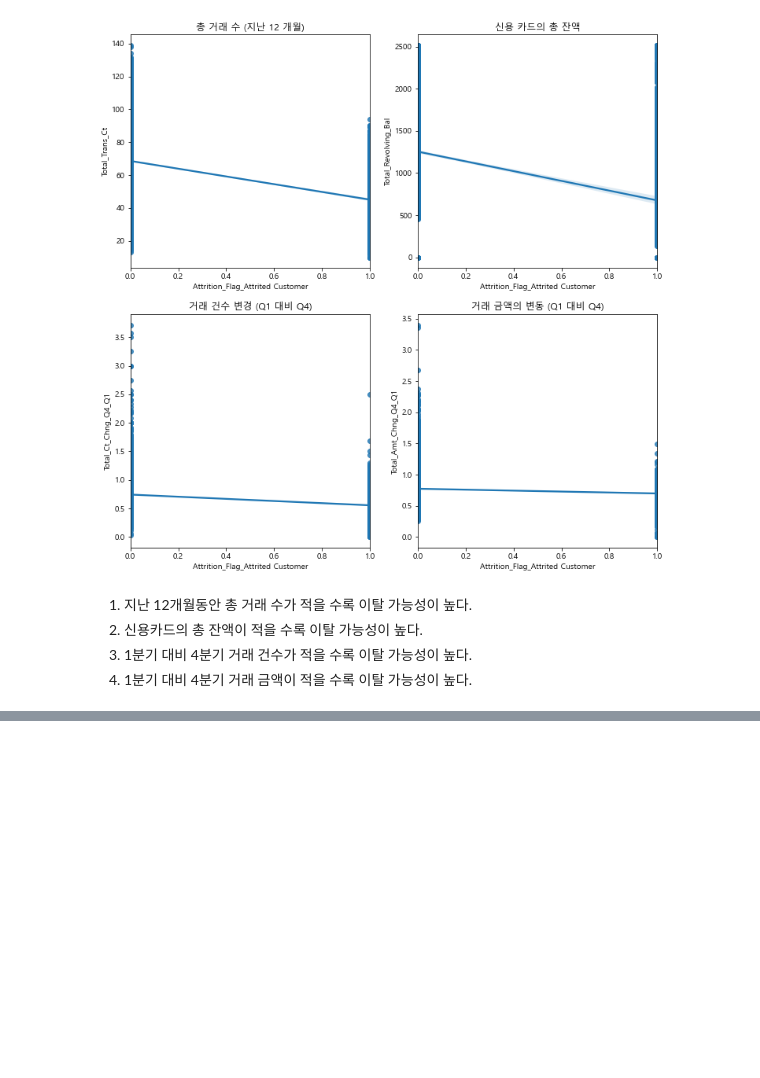
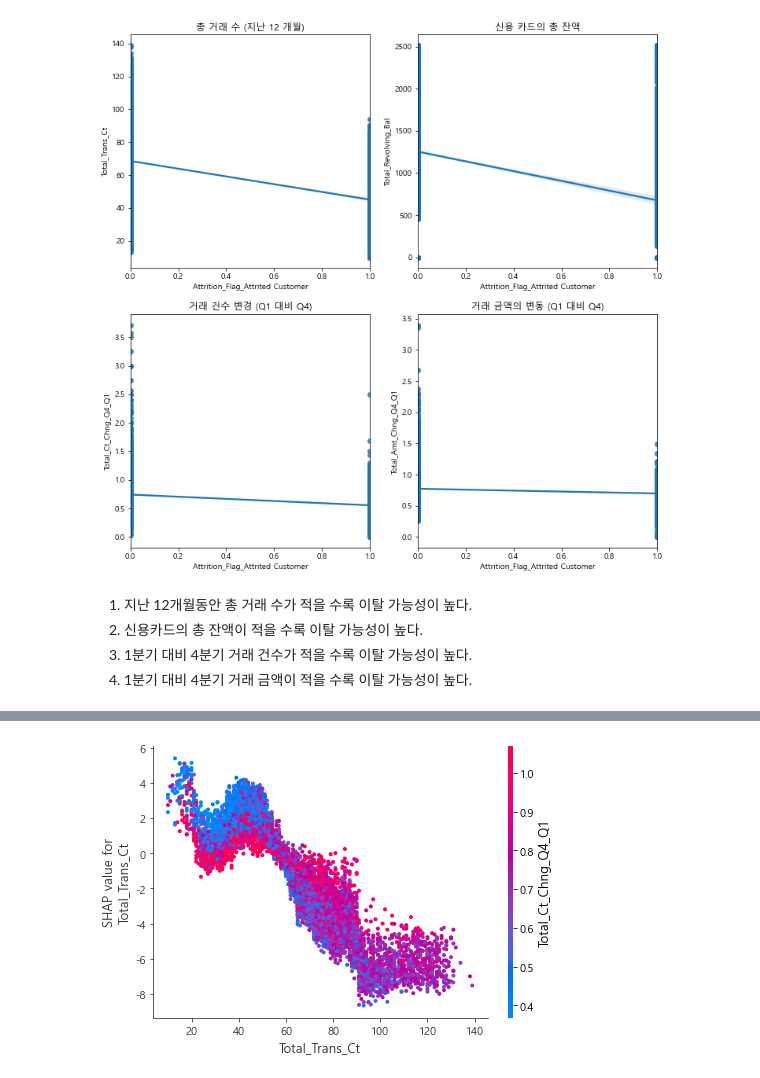
Before and after one commit to Jeong-Bin/DA-PROJECT, a Jupyter notebook: PROJECT_6 신용카드 고객 분석 및 이탈고객 예측.ipynb, the cells around one changed output, grey strips where cells are left out. Saved outputs shown, nothing was run; the diff lists cells and outputs as text; code cells hidden in the pictures; blank space fills up the shorter version.

```diff
--- a/PROJECT_6 신용카드 고객 분석 및 이탈고객 예측.ipynb
+++ b/PROJECT_6 신용카드 고객 분석 및 이탈고객 예측.ipynb
@@ -575,0 +621,4 @@ ax4.set(title='거래 금액의 변동 (Q1 대비 Q4)')
+# %%
+shap.dependence_plot('Total_Trans_Ct', shap_values, train[input_var])
+# %% [output]
+[figure, added]
```
Also changed, not shown: parts of 13 cells of this notebook.
